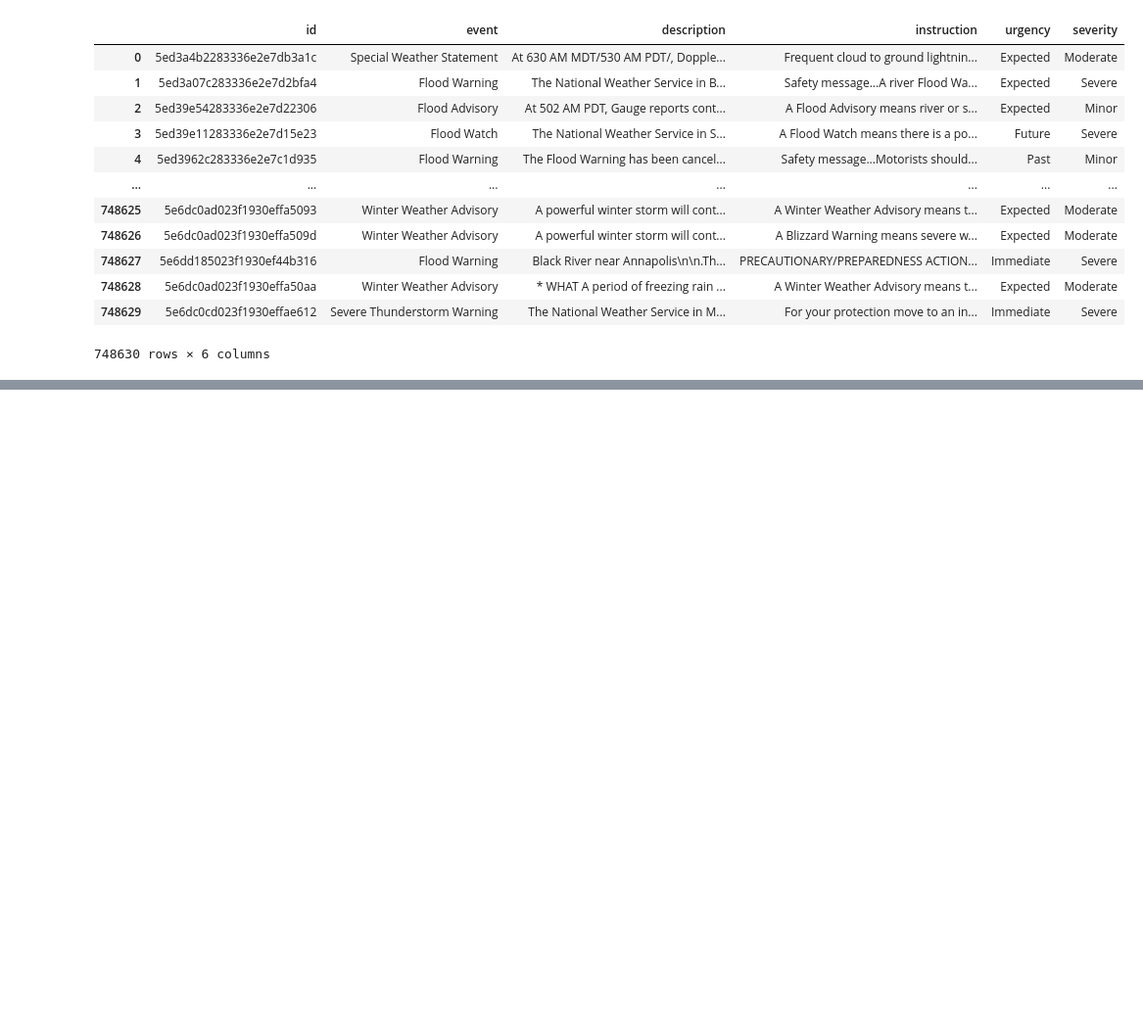
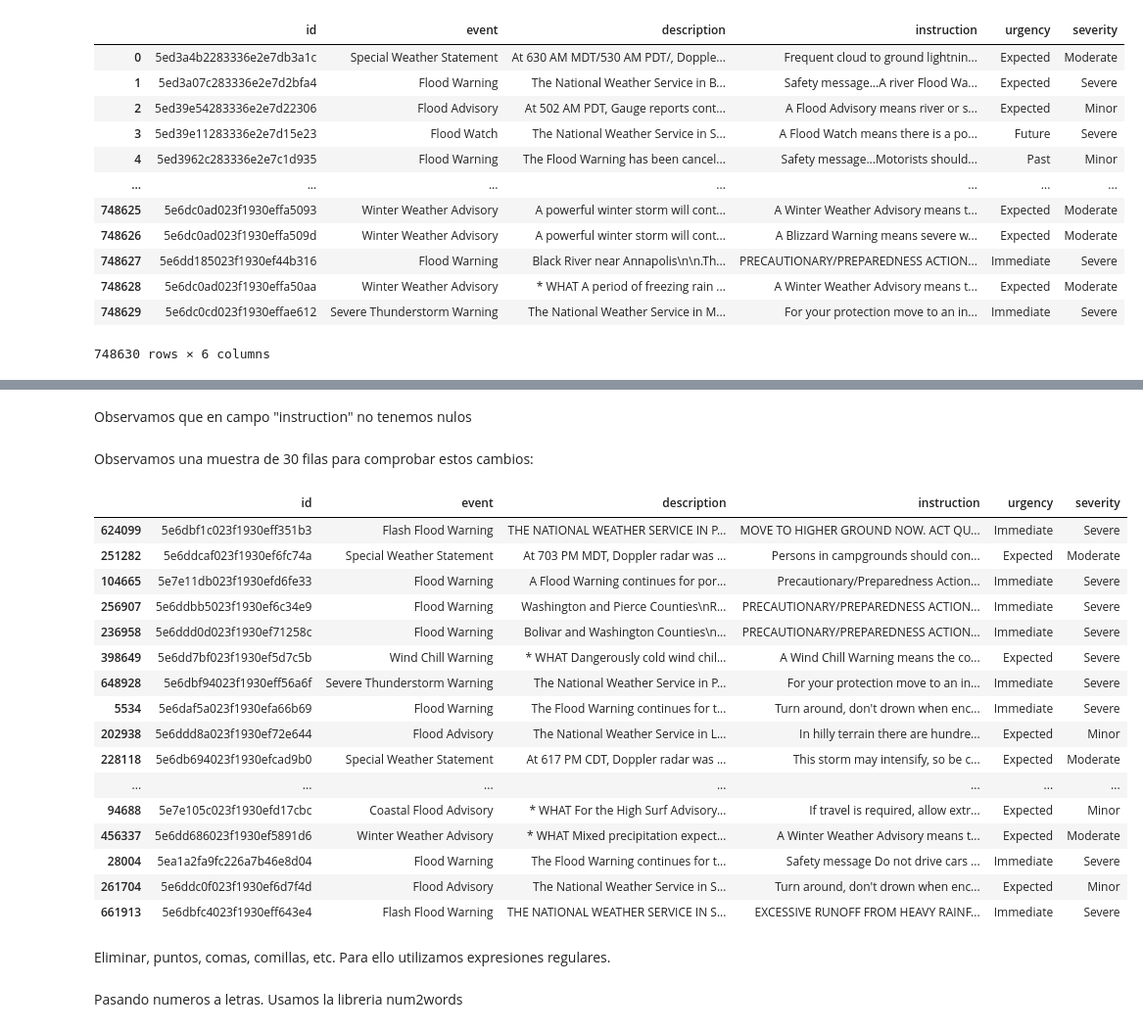
Before and after one commit to Ghisbe/Alarmas_pictogramas, a Jupyter notebook: Pre_procesamiento.ipynb, the cells around one changed output, grey strips where cells are left out. Shown at 98% size. Saved outputs shown, nothing was run; the diff lists cells and outputs as text; code cells hidden in the pictures; blank space fills up the shorter version.

```diff
--- a/Pre_procesamiento.ipynb
+++ b/Pre_procesamiento.ipynb
@@ -40,0 +57,28 @@ df_alertas
+# %% [markdown]
+Observamos que en campo "instruction" no tenemos nulos
+# %%
+df_alertas['instruction'] = df_alertas['instruction'].str.replace('...', ' ', regex=False)
+# %%
+df_alertas['instruction'] = df_alertas['instruction'].str.replace('\n', ' ', regex=False)
+# %% [markdown]
+Observamos una muestra de 30 filas para comprobar estos cambios:
+# %%
+df_alertas.sample(30)
+# %% [output]
+|  | id | event | description | instruction | urgency | severity |
+| 624099 | 5e6dbf1c023f1930eff351b3 | Flash Flood Warning | THE NATIONAL WEATHER SERVICE IN P... | MOVE TO HIGHER GROUND NOW. ACT QU... | Immediate | Severe |
+| 251282 | 5e6ddcaf023f1930ef6fc74a | Special Weather Statement | At 703 PM MDT, Doppler radar was ... | Persons in campgrounds should con... | Expected | Moderate |
+| 104665 | 5e7e11db023f1930efd6fe33 | Flood Warning | A Flood Warning continues for por... | Precautionary/Preparedness Action... | Immediate | Severe |
+| 256907 | 5e6ddbb5023f1930ef6c34e9 | Flood Warning | Washington and Pierce Counties\nR... | PRECAUTIONARY/PREPAREDNESS ACTION... | Immediate | Severe |
+| 236958 | 5e6ddd0d023f1930ef71258c | Flood Warning | Bolivar and Washington Counties\n... | PRECAUTIONARY/PREPAREDNESS ACTION... | Immediate | Severe |
+| 398649 | 5e6dd7bf023f1930ef5d7c5b | Wind Chill Warning | * WHAT Dangerously cold wind chil... | A Wind Chill Warning means the co... | Expected | Severe |
+| 648928 | 5e6dbf94023f1930eff56a6f | Severe Thunderstorm Warning | The National Weather Service in P... | For your protection move to an in... | Immediate | Severe |
+| 5534 | 5e6daf5a023f1930efa66b69 | Flood Warning | The Flood Warning continues for t... | Turn around, don't drown when enc... | Immediate | Severe |
+| 202938 | 5e6ddd8a023f1930ef72e644 | Flood Advisory | The National Weather Service in L... | In hilly terrain there are hundre... | Expected | Minor |
+| 228118 | 5e6db694023f1930efcad9b0 | Special Weather Statement | At 617 PM CDT, Doppler radar was ... | This storm may intensify, so be c... | Expected | Moderate |
+| ... | ... | ... | ... | ... | ... | ... |
+| 94688 | 5e7e105c023f1930efd17cbc | Coastal Flood Advisory | * WHAT For the High Surf Advisory... | If travel is required, allow extr... | Expected | Minor |
+| 456337 | 5e6dd686023f1930ef5891d6 | Winter Weather Advisory | * WHAT Mixed precipitation expect... | A Winter Weather Advisory means t... | Expected | Moderate |
+| 28004 | 5ea1a2fa9fc226a7b46e8d04 | Flood Warning | The Flood Warning continues for t... | Safety message Do not drive cars ... | Immediate | Severe |
+| 261704 | 5e6ddc0f023f1930ef6d7f4d | Flood Advisory | The National Weather Service in S... | Turn around, don't drown when enc... | Expected | Minor |
+| 661913 | 5e6dbfc4023f1930eff643e4 | Flash Flood Warning | THE NATIONAL WEATHER SERVICE IN S... | EXCESSIVE RUNOFF FROM HEAVY RAINF... | Immediate | Severe |
@@ -40,0 +87,2 @@ df_alertas
+# %% [markdown]
+Eliminar, puntos, comas, comillas, etc. Para ello utilizamos expresiones regulares.
@@ -40,0 +94,2 @@ df_alertas
+# %% [markdown]
+Pasando numeros a letras. Usamos la libreria num2words
```
Also changed, not shown: parts of 11 cells of this notebook.
